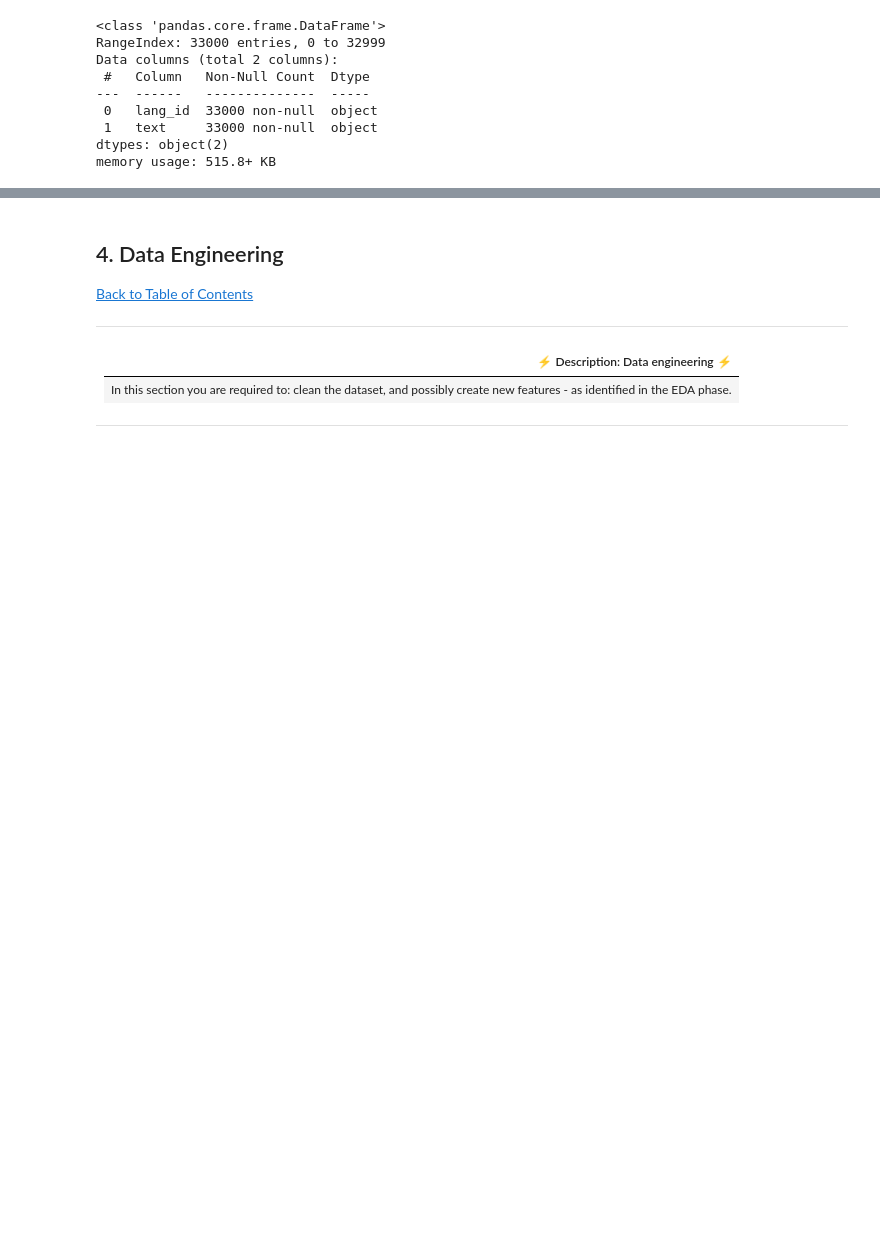
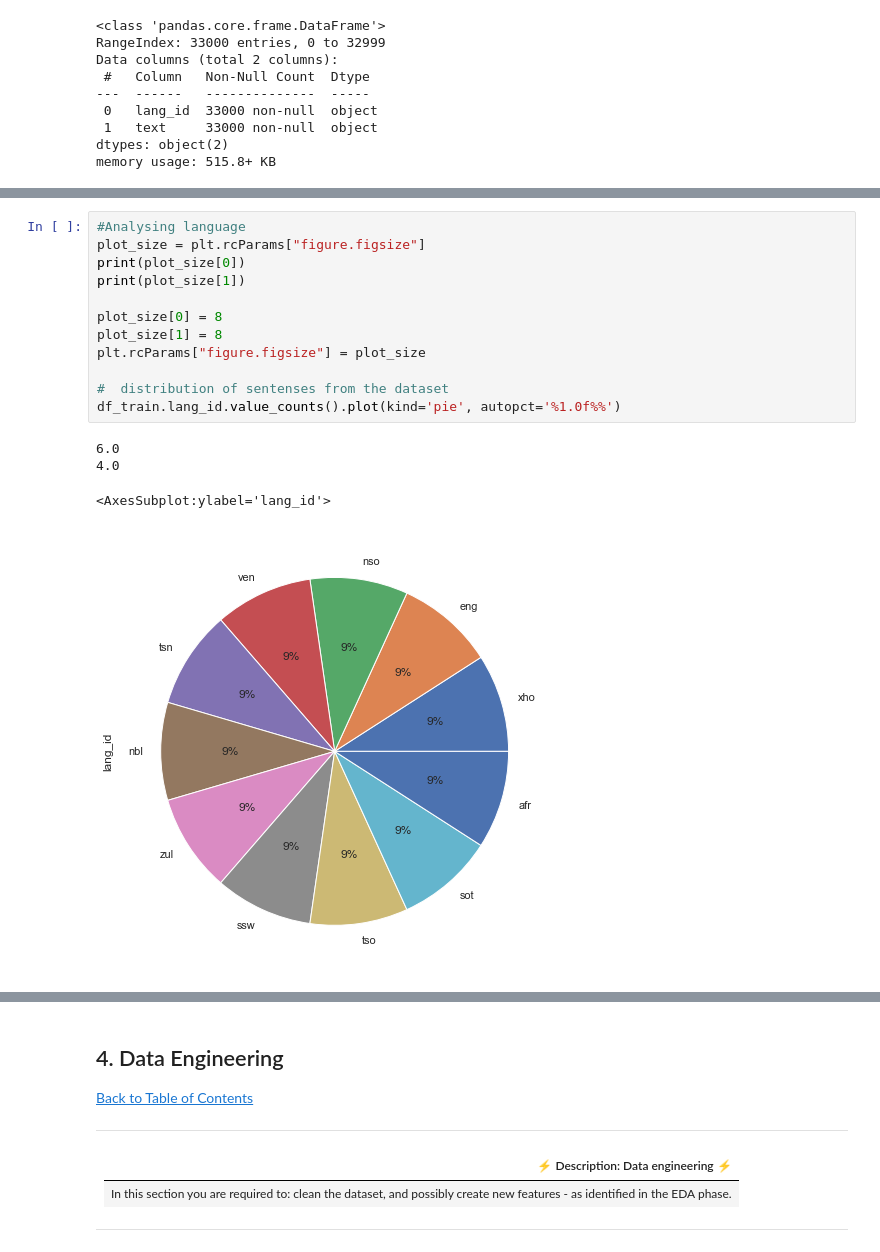
Before and after one commit to LethaboKgatuke1/Language_Identification_Hackathon_LethaboK, a Jupyter notebook: starter-notebook.ipynb, the cells around one changed output, grey strips where cells are left out. Drawn from its saved outputs; the diff is of its cells as text; blank space fills up the shorter version.

```diff
--- a/starter-notebook.ipynb
+++ b/starter-notebook.ipynb
@@ -186,0 +214,17 @@ memory usage: 515.8+ KB
+# %%
+#Analysing language
+plot_size = plt.rcParams["figure.figsize"]
+print(plot_size[0])
+print(plot_size[1])
+
+plot_size[0] = 8
+plot_size[1] = 8
+plt.rcParams["figure.figsize"] = plot_size
+
+#  distribution of sentenses from the dataset
+df_train.lang_id.value_counts().plot(kind='pie', autopct='%1.0f%%')
+# %% [output]
+6.0
+4.0
+<AxesSubplot:ylabel='lang_id'>
+[figure, added]
```
Also changed, not shown: parts of 52 cells of this notebook.
